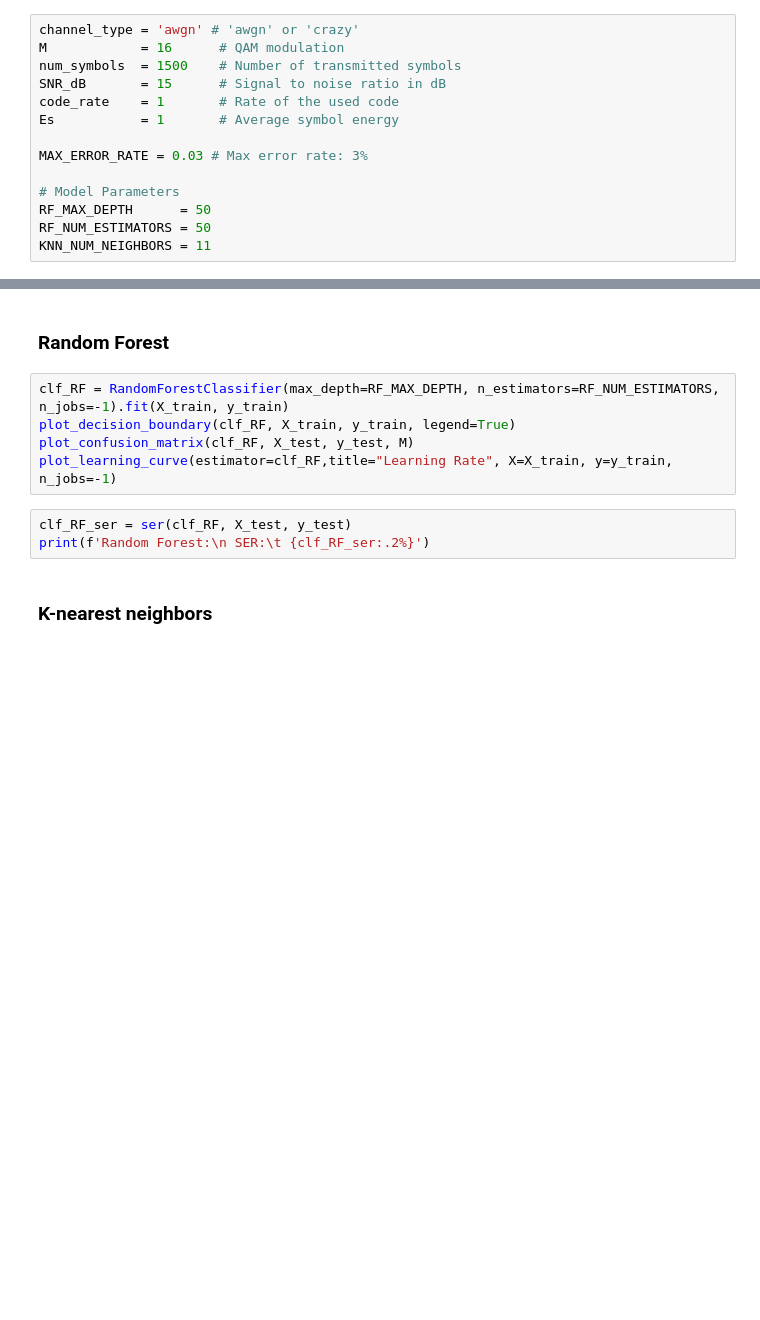
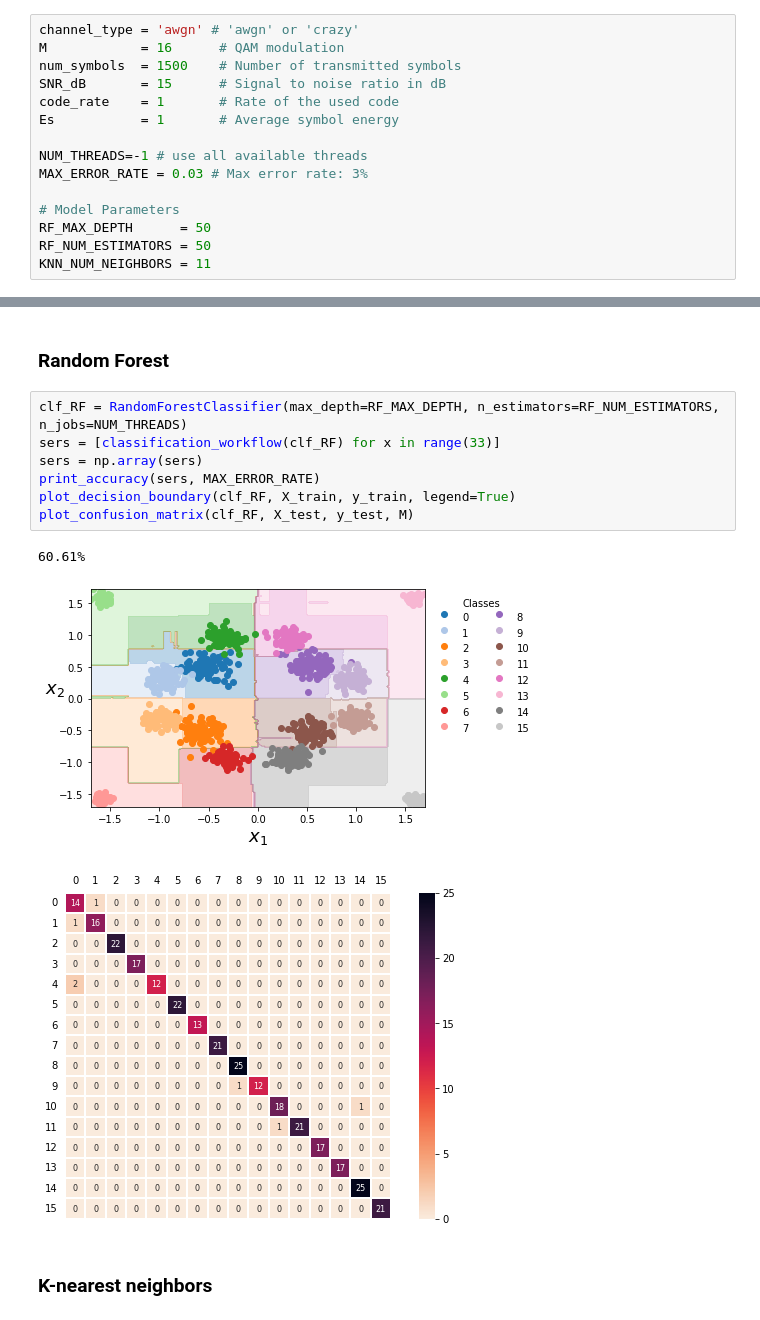
Before and after one commit to lucascprazeres/projeto-classificacao-telecom, a Jupyter notebook: meu_classificador_awgn.ipynb, the cells around one changed output, grey strips where cells are left out. Drawn from its saved outputs; the diff is of its cells as text; blank space fills up the shorter version.

```diff
--- a/meu_classificador_awgn.ipynb
+++ b/meu_classificador_awgn.ipynb
@@ -25,6 +23,7 @@ SNR_dB       = 15      # Signal to noise ratio in dB
 code_rate    = 1       # Rate of the used code
 Es           = 1       # Average symbol energy
 
+NUM_THREADS=-1 # use all available threads
 MAX_ERROR_RATE = 0.03 # Max error rate: 3%
 
 # Model Parameters
@@ -54,13 +55,16 @@ plot_symbols(X_train, y_train, symbs, QAM_modulation=M)
 # %% [markdown]
 ### Random Forest
 # %%
-clf_RF = RandomForestClassifier(max_depth=RF_MAX_DEPTH, n_estimators=RF_NUM_ESTIMATORS, n_jobs=-1).fit(X_train, y_train)
+clf_RF = RandomForestClassifier(max_depth=RF_MAX_DEPTH, n_estimators=RF_NUM_ESTIMATORS, n_jobs=NUM_THREADS)
+sers = [classification_workflow(clf_RF) for x in range(33)]
+sers = np.array(sers)
+print_accuracy(sers, MAX_ERROR_RATE)
 plot_decision_boundary(clf_RF, X_train, y_train, legend=True)
 plot_confusion_matrix(clf_RF, X_test, y_test, M)
-plot_learning_curve(estimator=clf_RF,title="Learning Rate", X=X_train, y=y_train, n_jobs=-1)
+# %% [output]
+60.61%
+[figure, added]
+[figure, added]
-# %%
-clf_RF_ser = ser(clf_RF, X_test, y_test)
-print(f'Random Forest:\n SER:\t {clf_RF_ser:.2%}')
 # %% [markdown]
 ### K-nearest neighbors
 # %%
```
Also changed, not shown: parts of 5 cells of this notebook.
